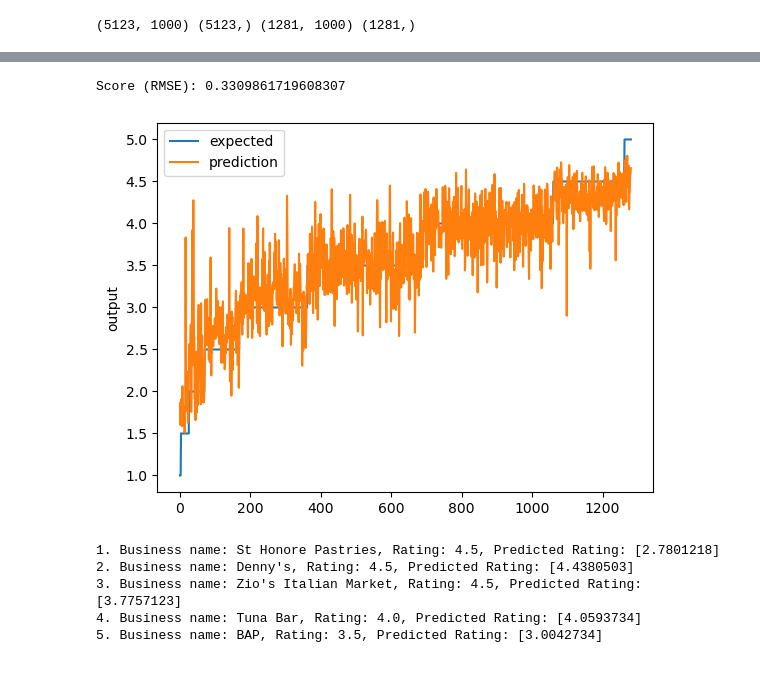
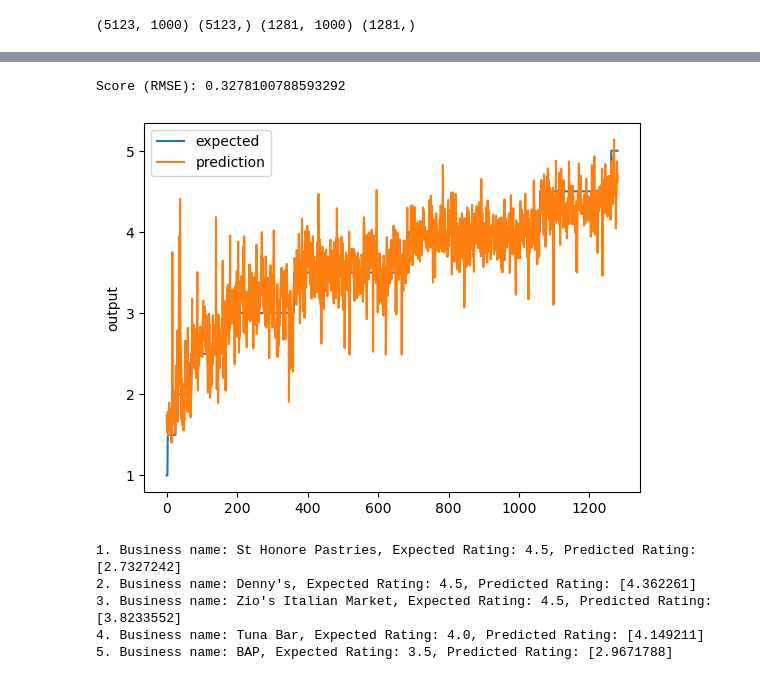
Before and after one commit to chkathi/intelligent-systems, a Jupyter notebook: P1/Regression_new.ipynb, the cells around one changed output, grey strips where cells are left out. Saved outputs shown, nothing was run; the diff lists cells and outputs as text; code cells hidden in the pictures.

Commit message:
finished formattig and printing out  everything

```diff
--- a/P1/Regression_new.ipynb
+++ b/P1/Regression_new.ipynb
@@ -232,9 +215,12 @@ print(x_train.shape, y_train.shape, x_test.shape, y_test.shape)
 # %%
 def model_tester(hidden_layers=[], activation_function='relu', optimizer='adam', batch_size=32, learning_rate=0.01, dropout_rate=0.0):
+  '''Uses the parameters to train a model and returns predictions and RMSE score'''
+
   # Initialize Optimizers
   adam = optimizers.Adam(learning_rate=learning_rate, beta_1=0.9, beta_2=0.999)
   sgd = optimizers.SGD(learning_rate=learning_rate, momentum=0.9, nesterov=True)
 
+  # Create the model
   model = Sequential()
 
   for i in hidden_layers:
@@ -244,6 +230,7 @@ def model_tester(hidden_layers=[], activation_function='relu', optimizer='adam',
 
   model.add(Dense(1))
 
+  # Choose the optimizer
   if optimizer == 'adam':
     model.compile(loss='mean_squared_error', optimizer=adam)
   else:
@@ -253,6 +240,7 @@ def model_tester(hidden_layers=[], activation_function='relu', optimizer='adam',
   monitor = EarlyStopping(monitor='val_loss', min_delta=1e-3, patience=2, verbose=1, mode='auto')
   checkpointer = ModelCheckpoint(filepath="dnn/best_weights1.keras", verbose=0, save_best_only=True)
 
+  # Fit the model to the train data
   model.fit(
     x_train,y_train, validation_data=(x_test,y_test),
     batch_size=batch_size, callbacks=[monitor, checkpointer],
@@ -297,7 +287,9 @@ model_types = [
     # Custom hidden layers
     {'hidden_layers': [160, 80, 40, 20, 10, 5], 'activation_function': 'relu', 'optimizer': 'sgd', 'dropout_rate': 0.1, 'pred': None, 'rmse': None, 'learning_rate': 0.01, 'batch_size': 32},
     {'hidden_layers': [1024, 2048, 1024, 512, 1024, 256, 128], 'activation_function': 'relu', 'optimizer': 'sgd', 'dropout_rate': 0.2, 'pred': None, 'rmse': None, 'learning_rate': 0.01, 'batch_size': 32},
+    {'hidden_layers': [1024, 2048, 1024, 512, 1024, 256, 128], 'activation_function': 'relu', 'optimizer': 'sgd', 'dropout_rate': 0.3, 'pred': None, 'rmse': None, 'learning_rate': 0.001, 'batch_size': 16},
     {'hidden_layers': [1024, 2048, 516, 256, 128, 2048, 128, 256, 512, 2048], 'activation_function': 'relu', 'optimizer': 'sgd', 'dropout_rate': 0.2, 'pred': None, 'rmse': None, 'learning_rate': 0.01, 'batch_size': 32},
+    {'hidden_layers': [1024, 2048, 516, 256, 128, 2048, 128, 256, 512, 2048], 'activation_function': 'relu', 'optimizer': 'sgd', 'dropout_rate': 0.5, 'pred': None, 'rmse': None, 'learning_rate': 0.01, 'batch_size': 64},
     {'hidden_layers': [4096, 1024, 256, 128, 64, 32], 'activation_function': 'relu', 'optimizer': 'sgd', 'dropout_rate': 0.4, 'pred': None, 'rmse': None, 'learning_rate': 0.01, 'batch_size': 32},
 ]
 
@@ -373,9 +368,12 @@ model_results
 # %%
 # Get best model results
-best = model_results[1]
+rmse = model_results['rmse'][21]
+pred = model_results['pred'][21]
 
-print("Score (RMSE): {}".format(best[0]))
-chart_regression(best[1].flatten(),y_test)
+# Prints RMSE and lift chart for the best model
+print("Score (RMSE): {}".format(rmse))
+chart_regression(pred.flatten(),y_test)
 
+# Compar
 for i in range(5):
-    print("{}. Business name: {}, Rating: {}, Predicted Rating: {}".format(i+1,business.iloc[i]['name'],y[i],best[1][i]))
+    print("{}. Business name: {}, Expected Rating: {}, Predicted Rating: {}".format(i+1,business.iloc[i]['name'],y[i],pred[i]))
@@ -567,18 +575,20 @@ model_results
 # %%
 # Get best model results
-rmse = model_results['rmse'][19]
-pred = model_results['pred'][19]
+rmse = model_results['rmse'][12]
+pred = model_results['pred'][12]
 
+# Prints RMSE and lift chart for the best model
 print("Score (RMSE): {}".format(rmse))
 chart_regression(pred.flatten(),y_test)
 
+# Compar
 for i in range(5):
-    print("{}. Business name: {}, Rating: {}, Predicted Rating: {}".format(i+1,business.iloc[i]['name'],y[i],pred[i]))
+    print("{}. Business name: {}, Expected Rating: {}, Predicted Rating: {}".format(i+1,business.iloc[i]['name'],y[i],pred[i]))
 # %% [output]
-Score (RMSE): 0.3309861719608307
+Score (RMSE): 0.3278100788593292
-[figure, old version]
+[figure, new version]
-1. Business name: St Honore Pastries, Rating: 4.5, Predicted Rating: [2.7801218]
-2. Business name: Denny's, Rating: 4.5, Predicted Rating: [4.4380503]
-3. Business name: Zio's Italian Market, Rating: 4.5, Predicted Rating: [3.7757123]
-4. Business name: Tuna Bar, Rating: 4.0, Predicted Rating: [4.0593734]
-5. Business name: BAP, Rating: 3.5, Predicted Rating: [3.0042734]
+1. Business name: St Honore Pastries, Expected Rating: 4.5, Predicted Rating: [2.7327242]
+2. Business name: Denny's, Expected Rating: 4.5, Predicted Rating: [4.362261]
+3. Business name: Zio's Italian Market, Expected Rating: 4.5, Predicted Rating: [3.8233552]
+4. Business name: Tuna Bar, Expected Rating: 4.0, Predicted Rating: [4.149211]
+5. Business name: BAP, Expected Rating: 3.5, Predicted Rating: [2.9671788]
```
Also changed, not shown: parts of 22 cells of this notebook.
